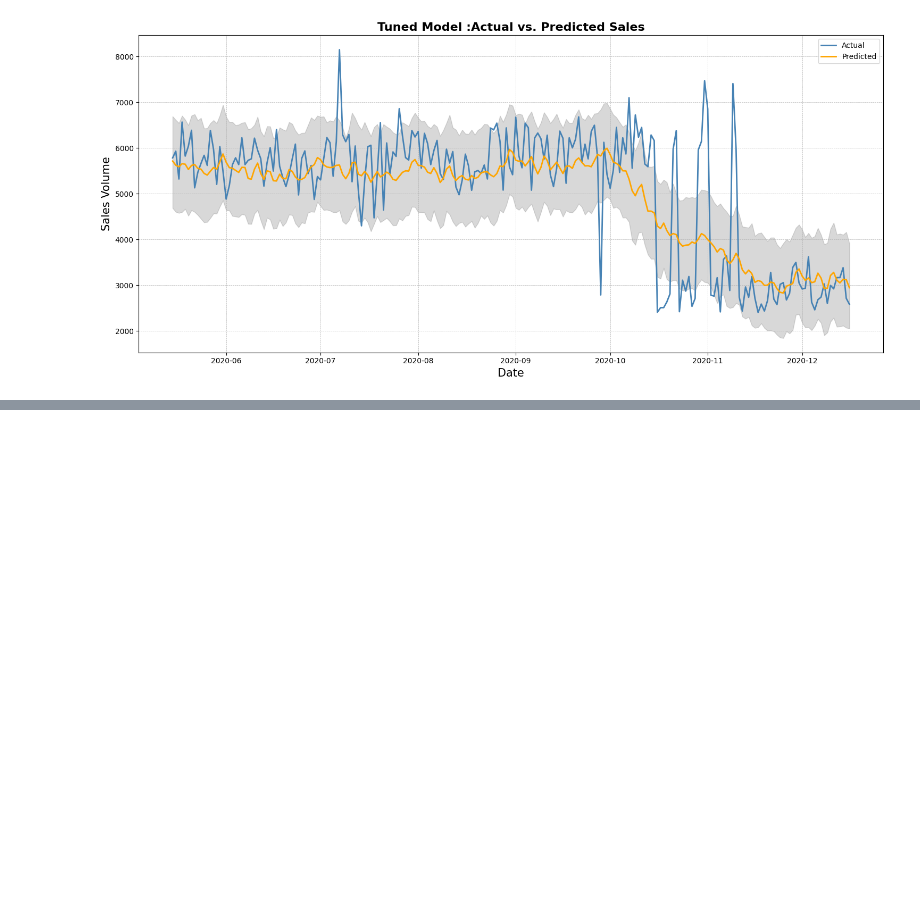
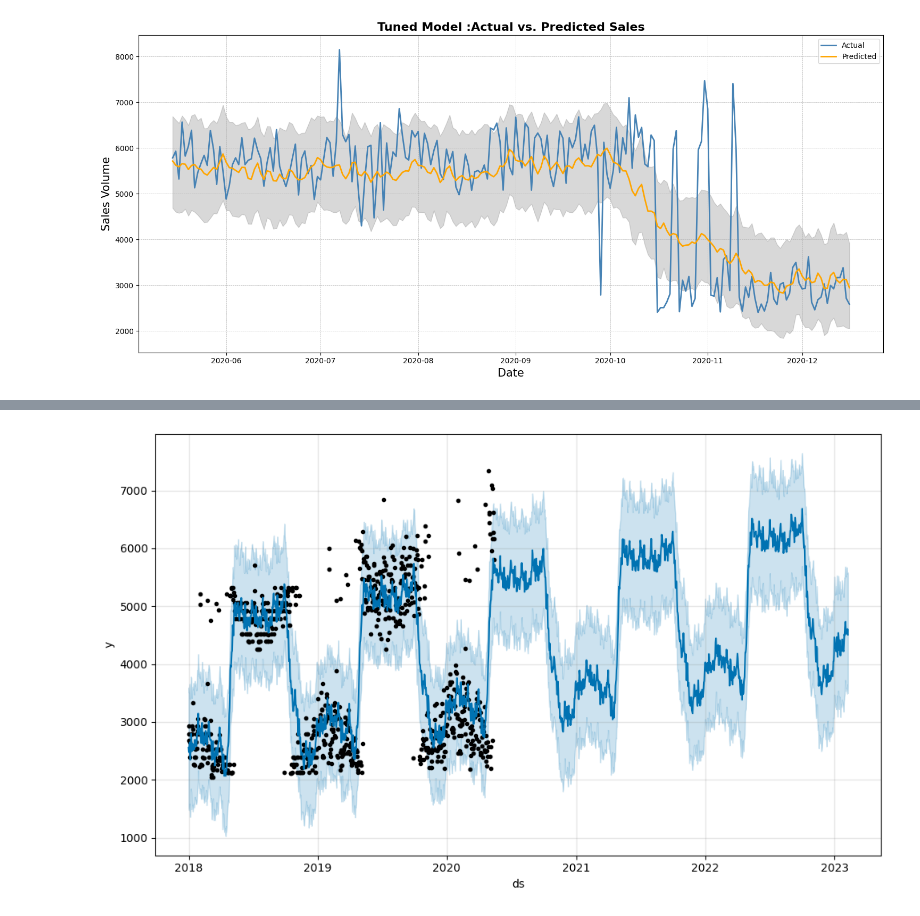
Before and after one commit to jaylesmajor/time-series-analysis, a Jupyter notebook: sales.ipynb, the cells around one changed output, grey strips where cells are left out. Drawn from its saved outputs; the diff is of its cells as text; code cells hidden in the pictures; blank space fills up the shorter version.

Commit message:
Finished forecast and visualization

```diff
--- a/sales.ipynb
+++ b/sales.ipynb
@@ -426,0 +429,9 @@ plot_actual_vs_predicted(test, yhat_tuned, title='Tuned Model :Actual vs. Predic
+# %%
+# Create a future dataframe for predictions (1000 days in the future)
+future = m_tuned.make_future_dataframe(periods=1000, freq='D')
+
+# Make predictions using the tuned model
+forecast = m_tuned.predict(future)
+
+# Return forecast results
+forecast.tail()
@@ -426,0 +456,4 @@ plot_actual_vs_predicted(test, yhat_tuned, title='Tuned Model :Actual vs. Predic
+# %%
+fig1 = m_tuned.plot(forecast)
+# %% [output]
+[figure, added]
```
Also changed, not shown: parts of 6 cells of this notebook.
